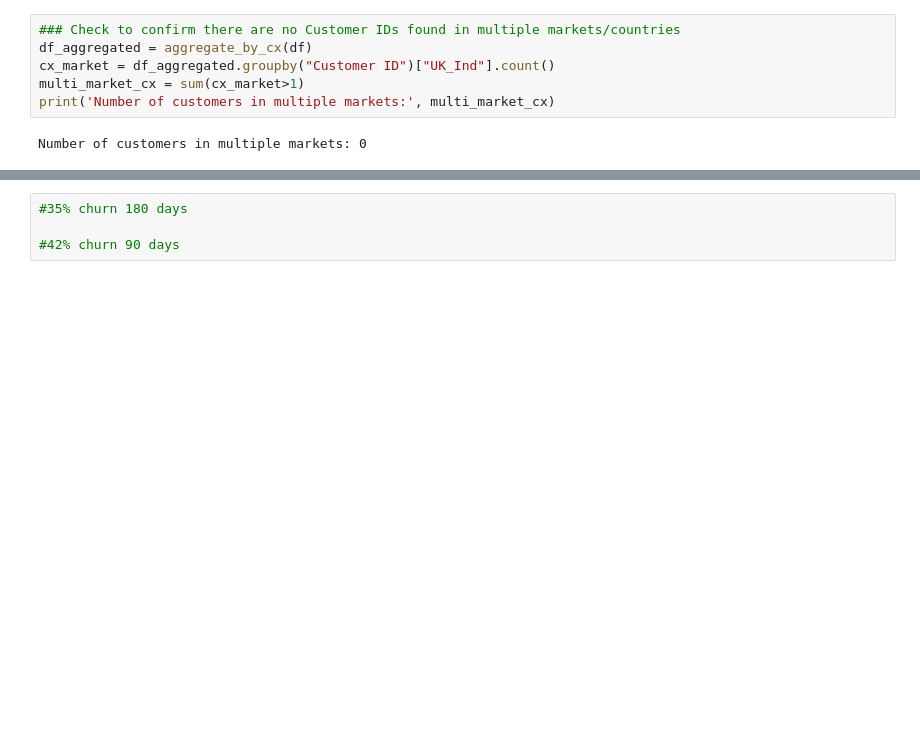
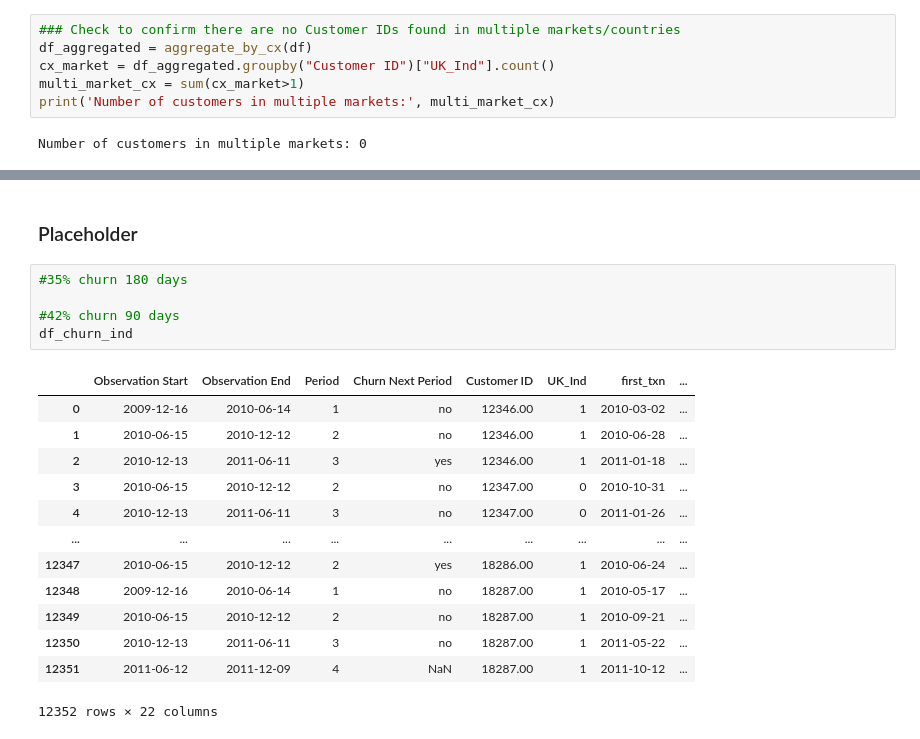
Before and after one commit to hunterphelan/Churn-Prediction, a Jupyter notebook: analysis_v1.0.ipynb, the cells around one changed output, grey strips where cells are left out. Cells and saved outputs as stored; diff of their text form; blank space fills up the shorter version.

```diff
--- a/analysis_v1.0.ipynb
+++ b/analysis_v1.0.ipynb
@@ -202,4 +222,21 @@ Number of 90 day periods: 8
+# %% [markdown]
+### Placeholder
 # %%
 #35% churn 180 days
 
 #42% churn 90 days
+df_churn_ind
+# %% [output]
+|  | Observation Start | Observation End | Period | Churn Next Period | Customer ID | UK_Ind | first_txn | ... |
+| 0 | 2009-12-16 | 2010-06-14 | 1 | no | 12346.00 | 1 | 2010-03-02 | ... |
+| 1 | 2010-06-15 | 2010-12-12 | 2 | no | 12346.00 | 1 | 2010-06-28 | ... |
+| 2 | 2010-12-13 | 2011-06-11 | 3 | yes | 12346.00 | 1 | 2011-01-18 | ... |
+| 3 | 2010-06-15 | 2010-12-12 | 2 | no | 12347.00 | 0 | 2010-10-31 | ... |
+| 4 | 2010-12-13 | 2011-06-11 | 3 | no | 12347.00 | 0 | 2011-01-26 | ... |
+| ... | ... | ... | ... | ... | ... | ... | ... | ... |
+| 12347 | 2010-06-15 | 2010-12-12 | 2 | yes | 18286.00 | 1 | 2010-06-24 | ... |
+| 12348 | 2009-12-16 | 2010-06-14 | 1 | no | 18287.00 | 1 | 2010-05-17 | ... |
+| 12349 | 2010-06-15 | 2010-12-12 | 2 | no | 18287.00 | 1 | 2010-09-21 | ... |
+| 12350 | 2010-12-13 | 2011-06-11 | 3 | no | 18287.00 | 1 | 2011-05-22 | ... |
+| 12351 | 2011-06-12 | 2011-12-09 | 4 | NaN | 18287.00 | 1 | 2011-10-12 | ... |
+12352 rows × 22 columns
```
Also changed, not shown: parts of 6 cells of this notebook.
